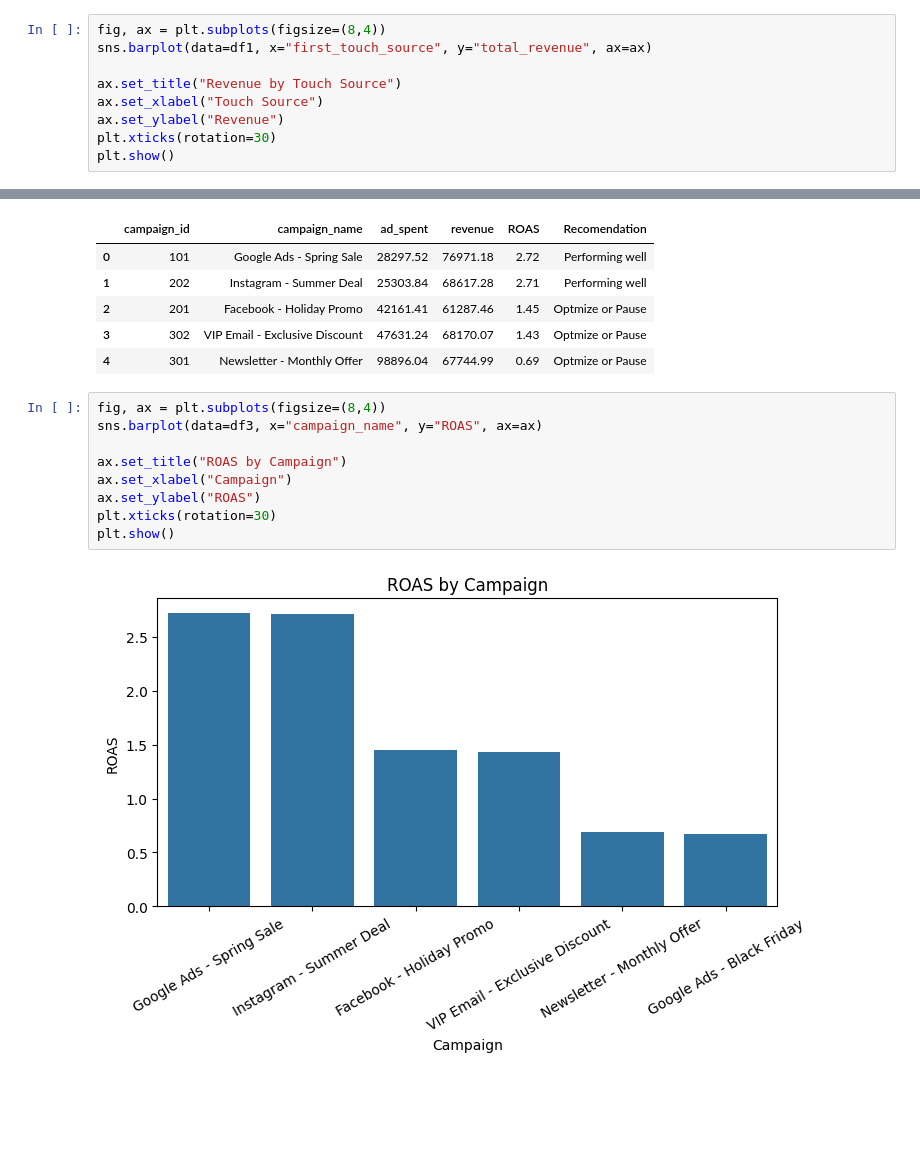
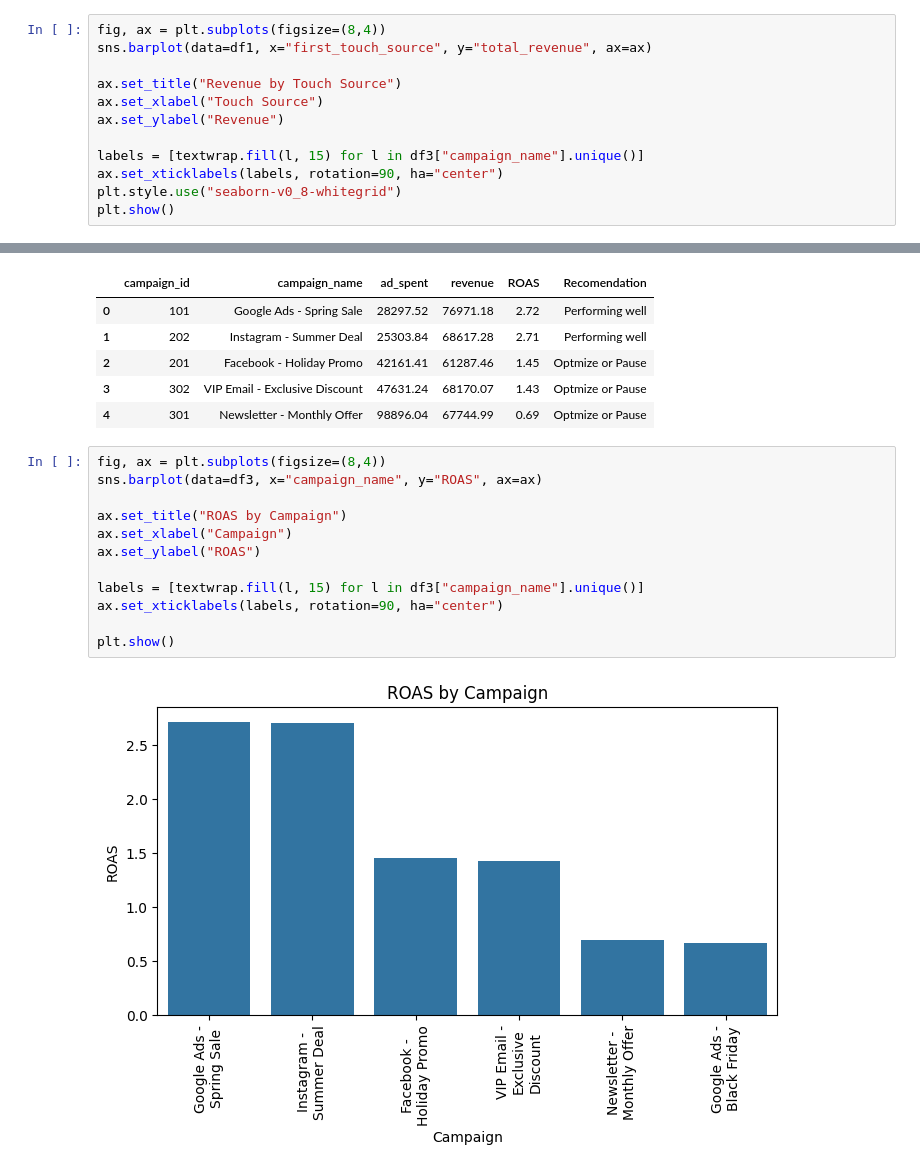
Before and after one commit to rs-fagundes/take-home-assessments, a Jupyter notebook: eduki/home-task.ipynb, the cells around one changed output, grey strips where cells are left out. Saved outputs shown, nothing was run; the diff lists cells and outputs as text; blank space fills up the shorter version.

```diff
--- a/eduki/home-task.ipynb
+++ b/eduki/home-task.ipynb
@@ -58,6 +59,9 @@ sns.barplot(data=df1, x="first_touch_source", y="total_revenue", ax=ax)
 ax.set_title("Revenue by Touch Source")
 ax.set_xlabel("Touch Source")
 ax.set_ylabel("Revenue")
-plt.xticks(rotation=30)
+
+labels = [textwrap.fill(l, 15) for l in df3["campaign_name"].unique()]
+ax.set_xticklabels(labels, rotation=90, ha="center")
+plt.style.use("seaborn-v0_8-whitegrid")
 plt.show()
 # %% [output]
@@ -131,11 +149,14 @@ df3.head()
 # %%
 fig, ax = plt.subplots(figsize=(8,4))
 sns.barplot(data=df3, x="campaign_name", y="ROAS", ax=ax)
 
 ax.set_title("ROAS by Campaign")
 ax.set_xlabel("Campaign")
 ax.set_ylabel("ROAS")
-plt.xticks(rotation=30)
+
+labels = [textwrap.fill(l, 15) for l in df3["campaign_name"].unique()]
+ax.set_xticklabels(labels, rotation=90, ha="center")
+
 plt.show()
 # %% [output]
-[figure, old version]
+[figure, new version]
```
Also changed, not shown: parts of 3 cells of this notebook.
